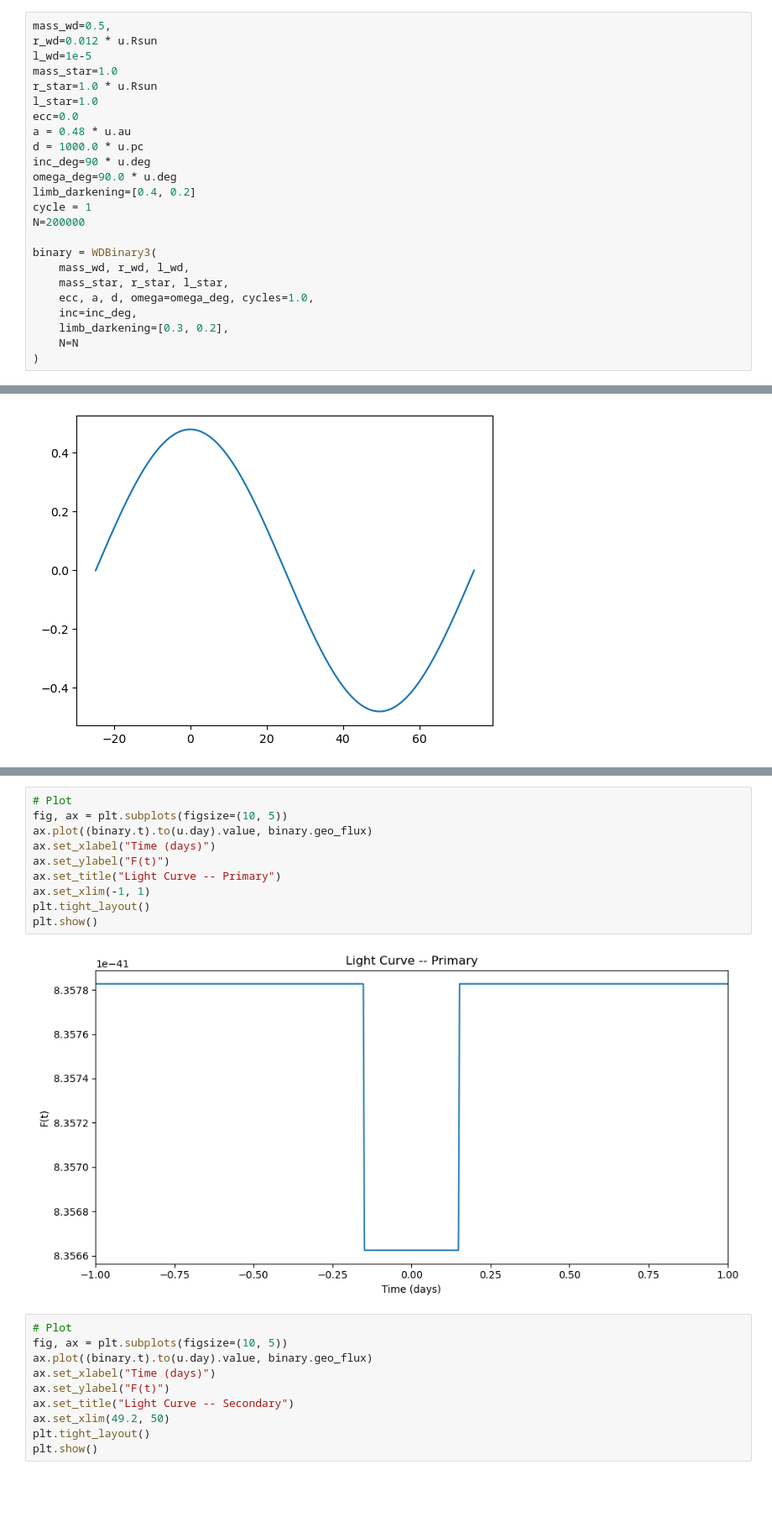
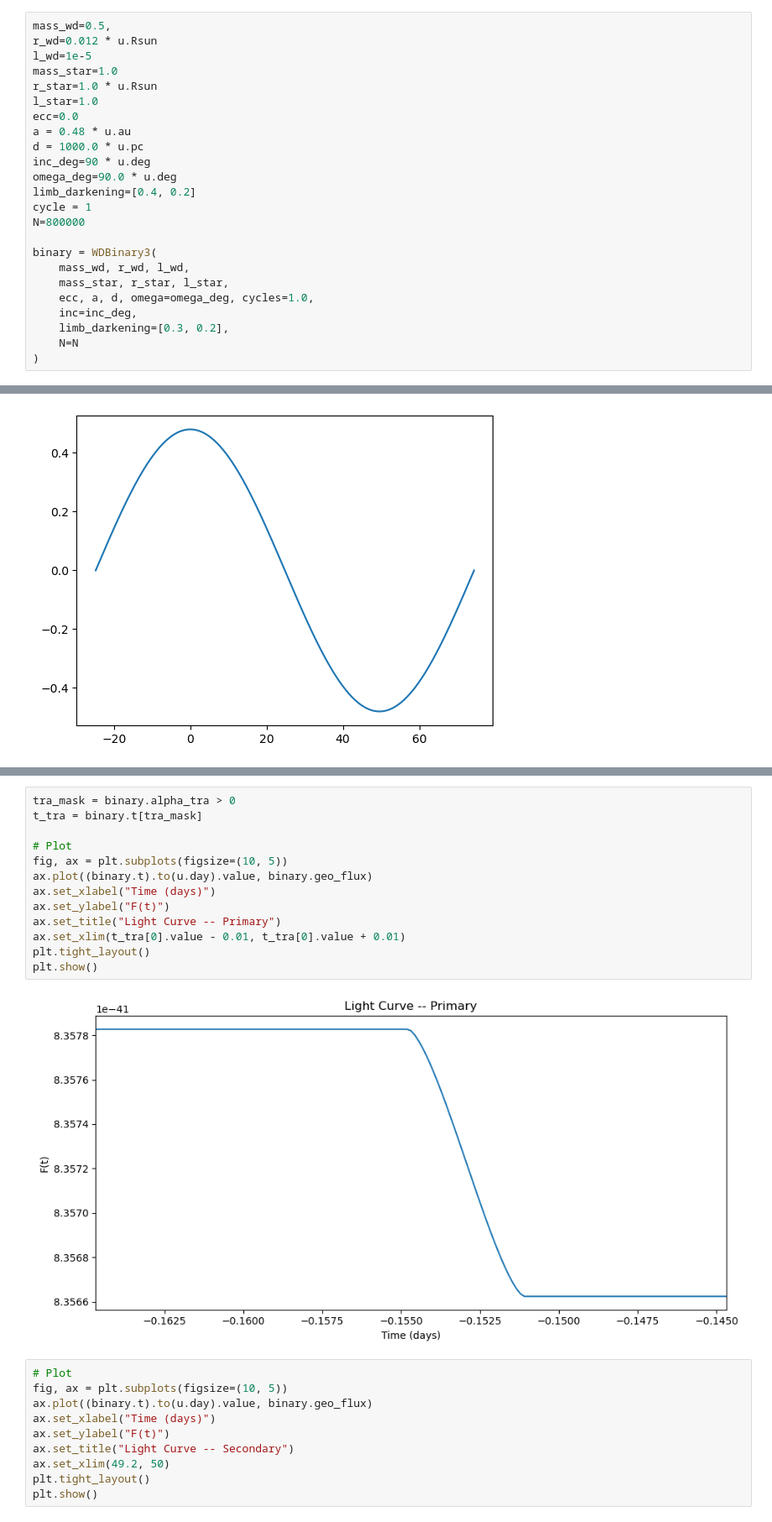
Before and after one commit to lmanqiwang/SLBlensing, a Jupyter notebook: test3.ipynb, the cells around one changed output, grey strips where cells are left out. Shown at 84% size. Cells and saved outputs as stored; diff of their text form; blank space fills up the shorter version.

```diff
--- a/test3.ipynb
+++ b/test3.ipynb
@@ -25,7 +25,7 @@ inc_deg=90 * u.deg
 omega_deg=90.0 * u.deg
 limb_darkening=[0.4, 0.2]
 cycle = 1
-N=200000
+N=800000
 
 binary = WDBinary3(
     mass_wd, r_wd, l_wd,
@@ -59,15 +71,18 @@ plt.show()
 # %%
+tra_mask = binary.alpha_tra > 0
+t_tra = binary.t[tra_mask]
+
 # Plot
 fig, ax = plt.subplots(figsize=(10, 5))
 ax.plot((binary.t).to(u.day).value, binary.geo_flux)
 ax.set_xlabel("Time (days)")
 ax.set_ylabel("F(t)")
 ax.set_title("Light Curve -- Primary")
-ax.set_xlim(-1, 1)
+ax.set_xlim(t_tra[0].value - 0.01, t_tra[0].value + 0.01)
 plt.tight_layout()
 plt.show()
 # %% [output]
-[figure, old version]
+[figure, new version]
 # %%
 # Plot
 fig, ax = plt.subplots(figsize=(10, 5))
```
Also changed, not shown: parts of 3 cells of this notebook.
